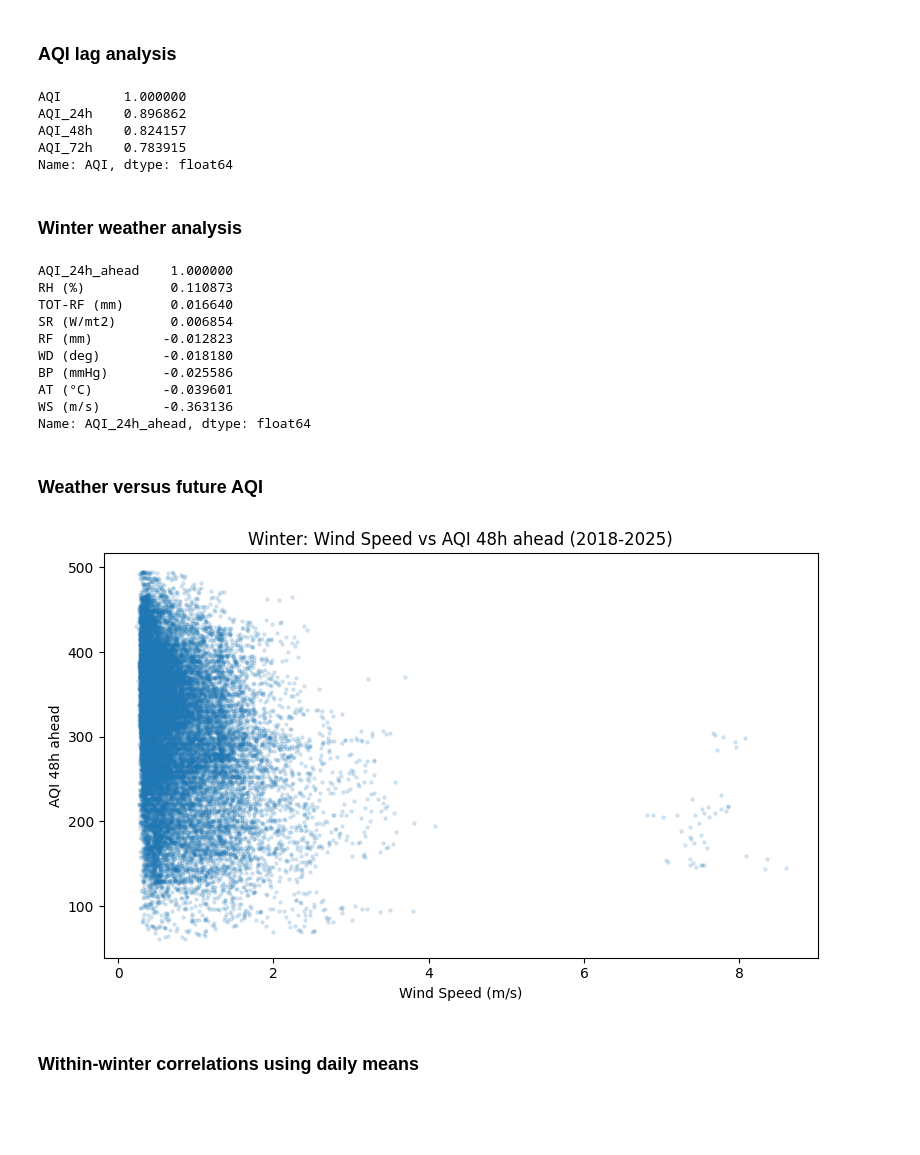
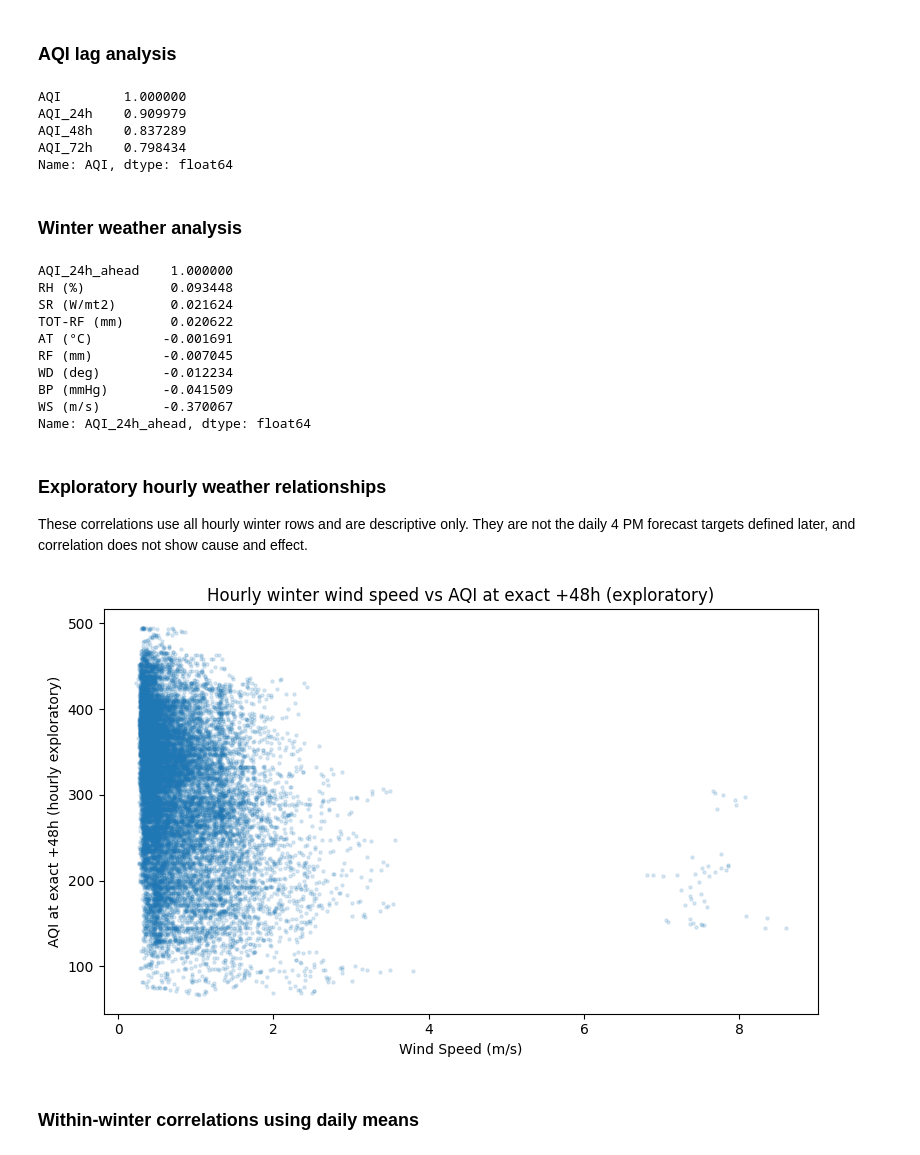
Before and after one commit to texas-ctrl/Delhi-aqi-forecasting, a Jupyter notebook: notebooks/02_eda_data.ipynb, the cells around one changed output. Saved outputs shown, nothing was run; the diff lists cells and outputs as text; code cells hidden in the pictures; blank space fills up the shorter version.

```diff
--- a/notebooks/02_eda_data.ipynb
+++ b/notebooks/02_eda_data.ipynb
@@ -11,12 +11,16 @@ Load the six-station average dataset created in Notebook 01.
 # %%
-# Load processed data and EDA libraries.
+# Load data and EDA libraries once.
 import pandas as pd
 import numpy as np
 import matplotlib.pyplot as plt
 import matplotlib.dates as mdates
-from scipy.stats import ttest_ind
 from statsmodels.graphics.tsaplots import plot_acf
 
-final = pd.read_csv("../processed_data/delhi_6station_avg_2018_2025.csv", index_col="Timestamp", parse_dates=True)
+source_data = pd.read_csv("../processed_data/delhi_6station_avg_2018_2025.csv", index_col="Timestamp", parse_dates=True)
+final = source_data.copy()
+review_mask = final["AQI_review_status"].eq("review_required")
+print("Rows with 2021 AQI flagged for review:", int(review_mask.sum()))
+print("Original AQI values retained in source_data:", int(source_data.loc[review_mask, "AQI"].notna().sum()))
+final.loc[review_mask, "AQI"] = np.nan
 final.shape
 # %% [output]
@@ -206,9 +217,9 @@ final['AQI_72h'] = final['AQI'].shift(freq='72h')
 final[['AQI', 'AQI_24h', 'AQI_48h', 'AQI_72h']].corr()['AQI']
 # %% [output]
 AQI        1.000000
-AQI_24h    0.896862
-AQI_48h    0.824157
-AQI_72h    0.783915
+AQI_24h    0.909979
+AQI_48h    0.837289
+AQI_72h    0.798434
 Name: AQI, dtype: float64
 # %% [markdown]
 ### Winter weather analysis
@@ -219,7 +230,9 @@ final['AQI_24h_ahead'] = final['AQI'].shift(freq='-24h')
 final['AQI_48h_ahead'] = final['AQI'].shift(freq='-48h')
 final['AQI_72h_ahead'] = final['AQI'].shift(freq='-72h')
 
-winter = final[final.index.month.isin([11, 12, 1, 2])]
+winter = final[final.index.month.isin([11, 12, 1, 2])].copy()
+winter["season"] = np.where(winter.index.month >= 11, winter.index.year, winter.index.year - 1)
+winter = winter[winter["season"].between(2018, 2024) & winter["season"].ne(2020)]
 
 winter[['WS (m/s)', 'AQI_24h_ahead']].corr()
 
@@ -228,37 +241,39 @@ winter[['AT (°C)', 'WS (m/s)', 'RH (%)', 'WD (deg)',
         'AQI_24h_ahead']].corr()['AQI_24h_ahead'].sort_values(ascending=False)
 # %% [output]
 AQI_24h_ahead    1.000000
-RH (%)           0.110873
-TOT-RF (mm)      0.016640
-SR (W/mt2)       0.006854
-RF (mm)         -0.012823
-WD (deg)        -0.018180
-BP (mmHg)       -0.025586
-AT (°C)         -0.039601
-WS (m/s)        -0.363136
+RH (%)           0.093448
+SR (W/mt2)       0.021624
+TOT-RF (mm)      0.020622
+AT (°C)         -0.001691
+RF (mm)         -0.007045
+WD (deg)        -0.012234
+BP (mmHg)       -0.041509
+WS (m/s)        -0.370067
 Name: AQI_24h_ahead, dtype: float64
-# %% [markdown]
-### Weather versus future AQI
+# %% [markdown]
+### Exploratory hourly weather relationships
+
+These correlations use all hourly winter rows and are descriptive only. They are not the daily 4 PM forecast targets defined later, and correlation does not show cause and effect.
 # %%
 # Weather vs future AQI.
 weather = ['AT (°C)', 'WS (m/s)', 'RH (%)', 'WD (deg)',
            'BP (mmHg)', 'SR (W/mt2)', 'RF (mm)', 'TOT-RF (mm)']
 
 winter[weather + ['AQI_24h_ahead', 'AQI_48h_ahead', 'AQI_72h_ahead']].corr().loc[
     weather, ['AQI_24h_ahead', 'AQI_48h_ahead', 'AQI_72h_ahead']
 ]
 
 # Scatter plot: Wind speed vs AQI 48h ahead (06_wind_vs_aqi48h.png)
 plt.figure(figsize=(8, 5))
 plt.scatter(winter['WS (m/s)'], winter['AQI_48h_ahead'], alpha=0.15, s=5)
 plt.xlabel('Wind Speed (m/s)')
-plt.ylabel('AQI 48h ahead')
-plt.title('Winter: Wind Speed vs AQI 48h ahead (2018-2025)')
+plt.ylabel('AQI at exact +48h (hourly exploratory)')
+plt.title('Hourly winter wind speed vs AQI at exact +48h (exploratory)')
 plt.tight_layout()
 plt.savefig("../eda_plots/06_wind_vs_aqi48h.png", dpi=300, bbox_inches="tight")
 plt.show()
 # %% [output]
-[figure, old version]
+[figure, new version]
 # %% [markdown]
 ### Within-winter correlations using daily means
 # %%
```
Also changed, not shown: parts of 58 cells of this notebook, 13 other files.
